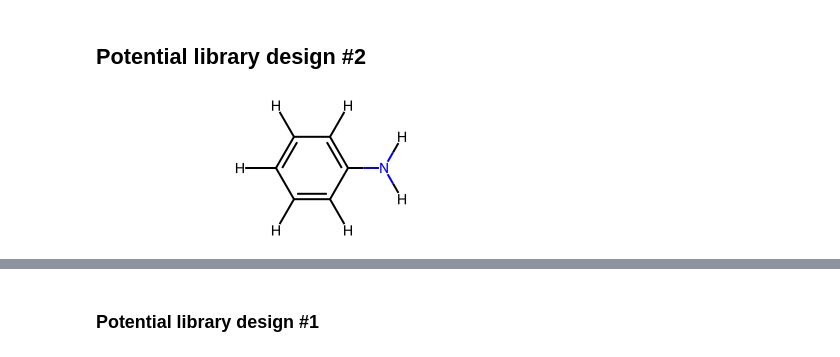
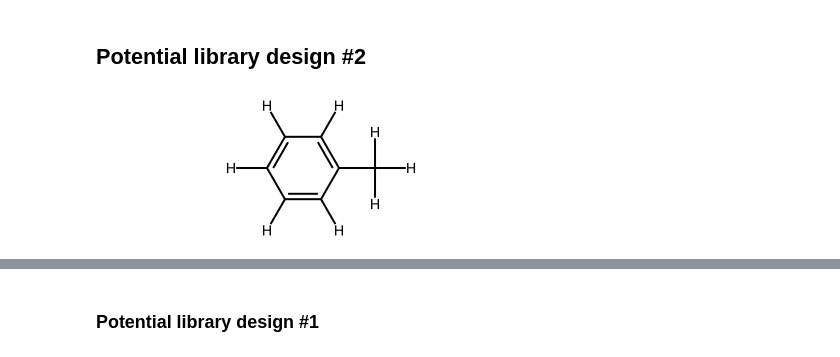
Before and after one commit to molinfo-vienna/GLORYxR, a Jupyter notebook: ApplyRulesExperiment.ipynb, the cells around one changed output, grey strips where cells are left out. Cells and saved outputs as stored; diff of their text form; code cells hidden in the pictures.

```diff
--- a/ApplyRulesExperiment.ipynb
+++ b/ApplyRulesExperiment.ipynb
@@ -190,8 +226,8 @@ def reactions_to_table(reactions: list[AllChem.ChemicalReaction]) -> pd.DataFram
         ]
     )
 # %%
-mol = AllChem.MolFromSmiles("c1ccccc1N")
+mol = AllChem.MolFromSmiles("c1ccccc1C")
 mol = AllChem.AddHs(mol)
 mol
 # %% [output]
-[figure, old version]
+[figure, new version]
```
Also changed, not shown: parts of 25 cells of this notebook, 1 other file.
